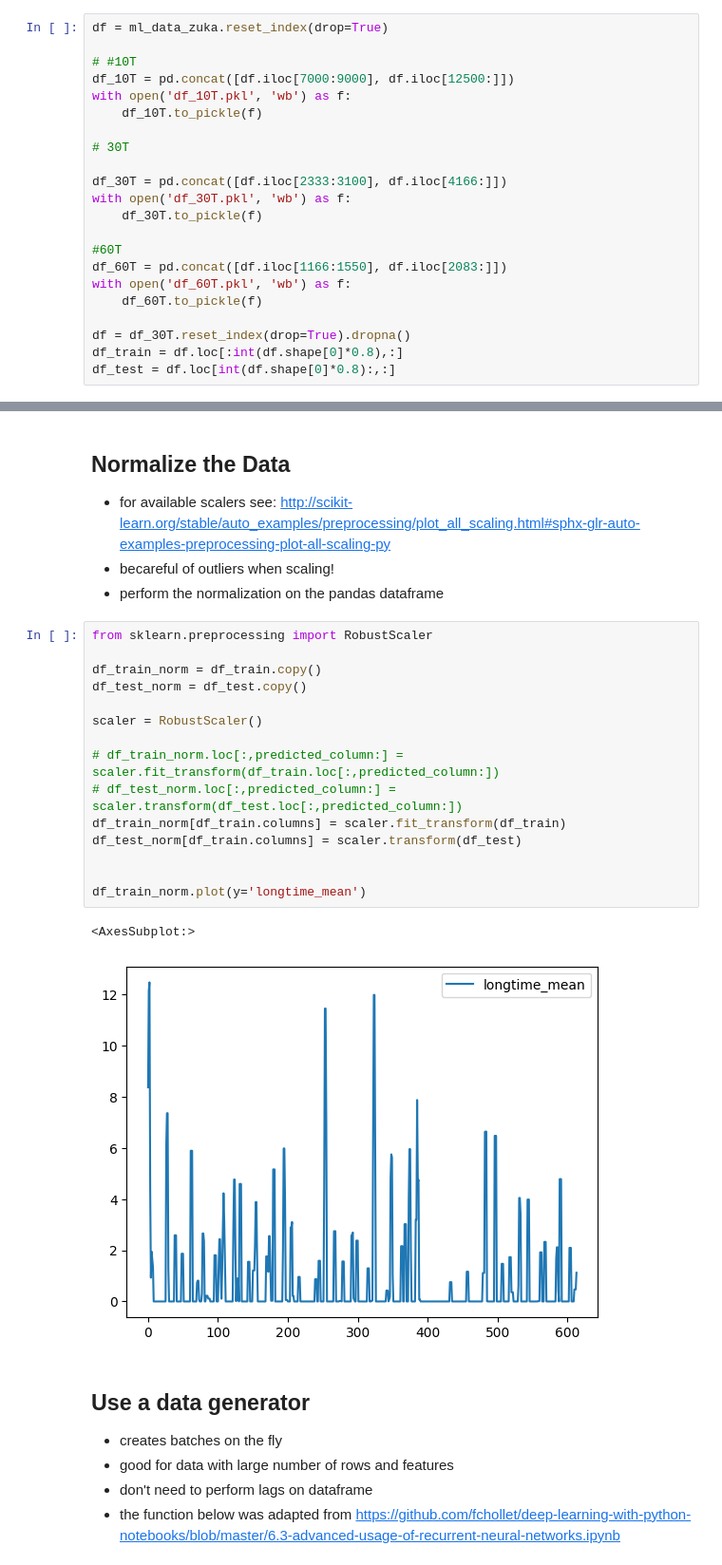
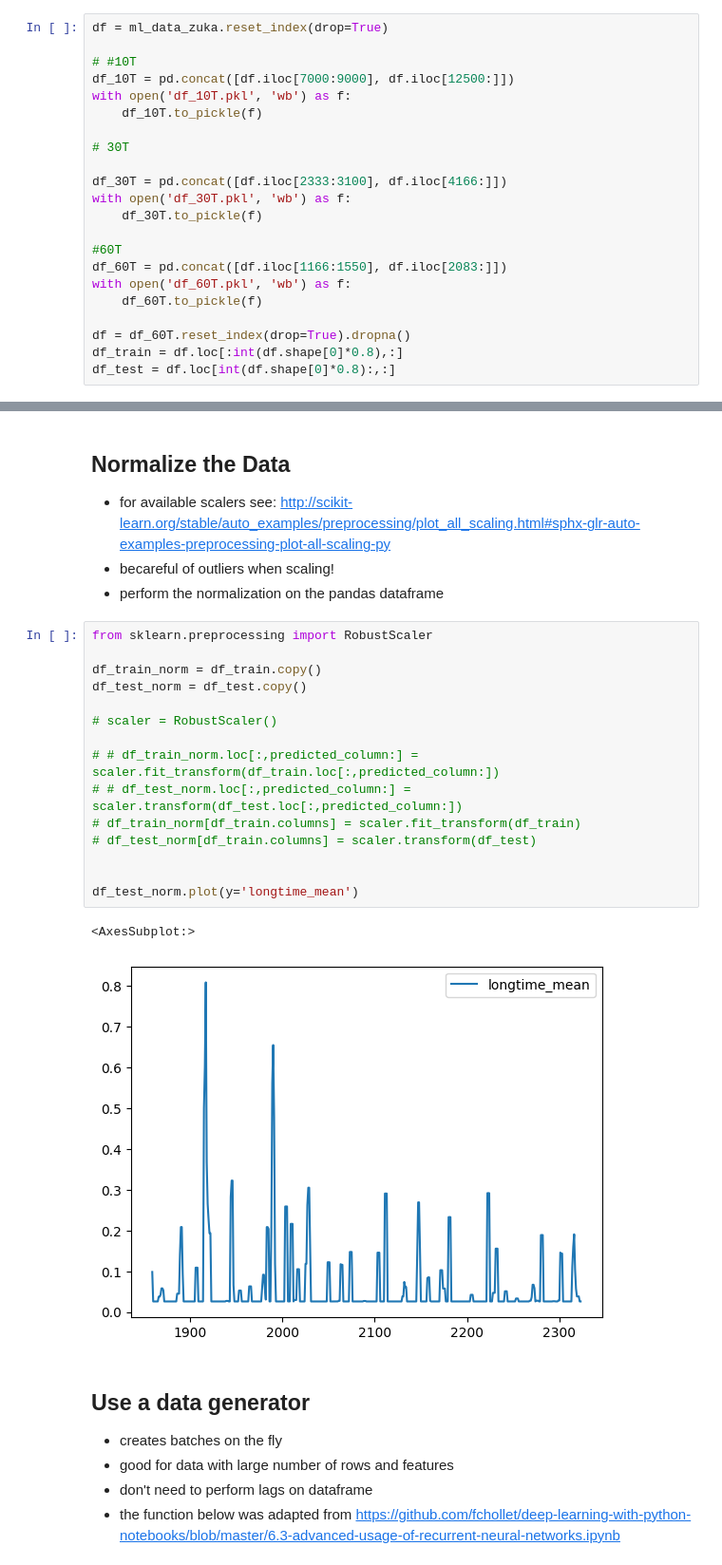
Before and after one commit to grinwi/smartboiler, a Jupyter notebook: src/smartboiler/lstm_example_with_multivariate_time_series 2.ipynb, the cells around one changed output, grey strips where cells are left out. Shown at 95% size. Saved outputs shown, nothing was run; the diff lists cells and outputs as text.

Commit message:
fix of test

```diff
--- a/src/smartboiler/lstm_example_with_multivariate_time_series 2.ipynb
+++ b/src/smartboiler/lstm_example_with_multivariate_time_series 2.ipynb
@@ -271,7 +271,7 @@ df_60T = pd.concat([df.iloc[1166:1550], df.iloc[2083:]])
 with open('df_60T.pkl', 'wb') as f:
     df_60T.to_pickle(f)
 
-df = df_30T.reset_index(drop=True).dropna()
+df = df_60T.reset_index(drop=True).dropna()
 df_train = df.loc[:int(df.shape[0]*0.8),:]
 df_test = df.loc[int(df.shape[0]*0.8):,:]
 # %%
@@ -288,21 +288,21 @@ df_30T.plot(y='longtime_mean')
 # %%
 from sklearn.preprocessing import RobustScaler
 
 df_train_norm = df_train.copy()
 df_test_norm = df_test.copy()
 
-scaler = RobustScaler()
+# scaler = RobustScaler()
 
-# df_train_norm.loc[:,predicted_column:] = scaler.fit_transform(df_train.loc[:,predicted_column:])
-# df_test_norm.loc[:,predicted_column:] = scaler.transform(df_test.loc[:,predicted_column:])
-df_train_norm[df_train.columns] = scaler.fit_transform(df_train)
-df_test_norm[df_train.columns] = scaler.transform(df_test)
+# # df_train_norm.loc[:,predicted_column:] = scaler.fit_transform(df_train.loc[:,predicted_column:])
+# # df_test_norm.loc[:,predicted_column:] = scaler.transform(df_test.loc[:,predicted_column:])
+# df_train_norm[df_train.columns] = scaler.fit_transform(df_train)
+# df_test_norm[df_train.columns] = scaler.transform(df_test)
 
 
-df_train_norm.plot(y='longtime_mean')
+df_test_norm.plot(y='longtime_mean')
 # %% [output]
 <AxesSubplot:>
-[figure, old version]
+[figure, new version]
 # %% [markdown]
 ## Use a data generator
 - creates batches on the fly
```
Also changed, not shown: parts of 5 cells of this notebook.
